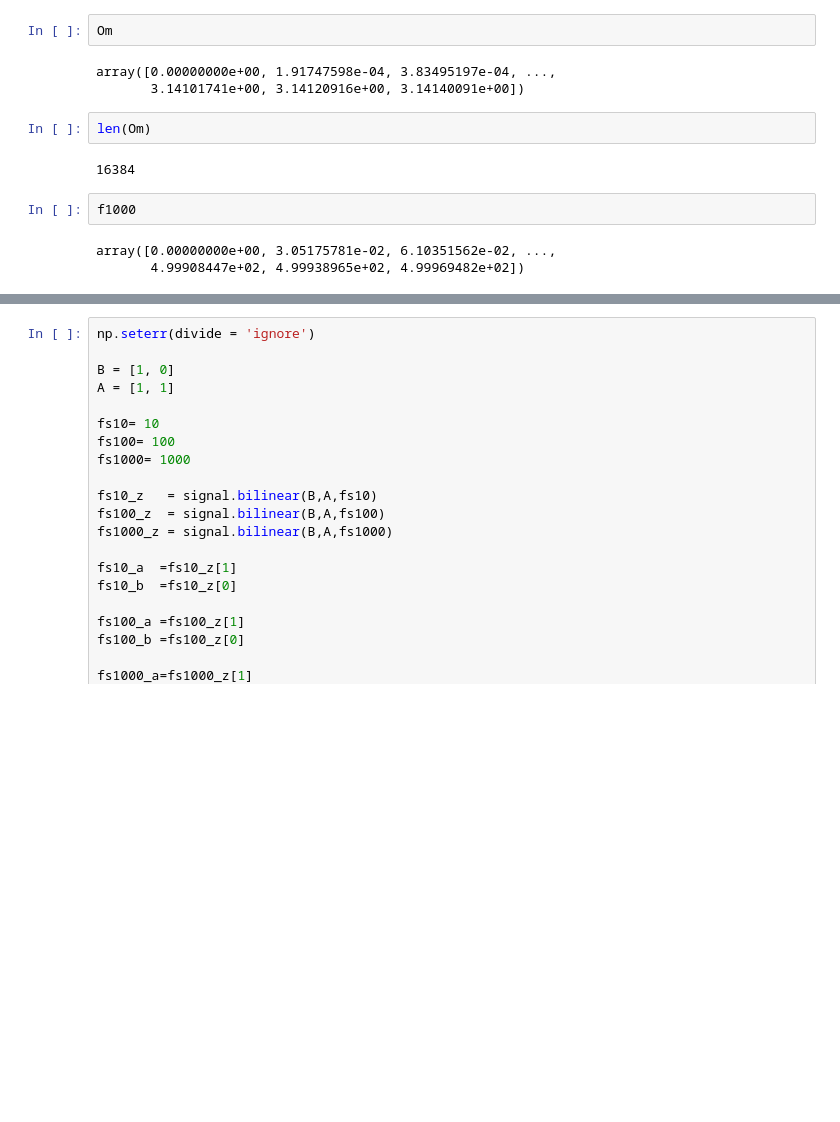
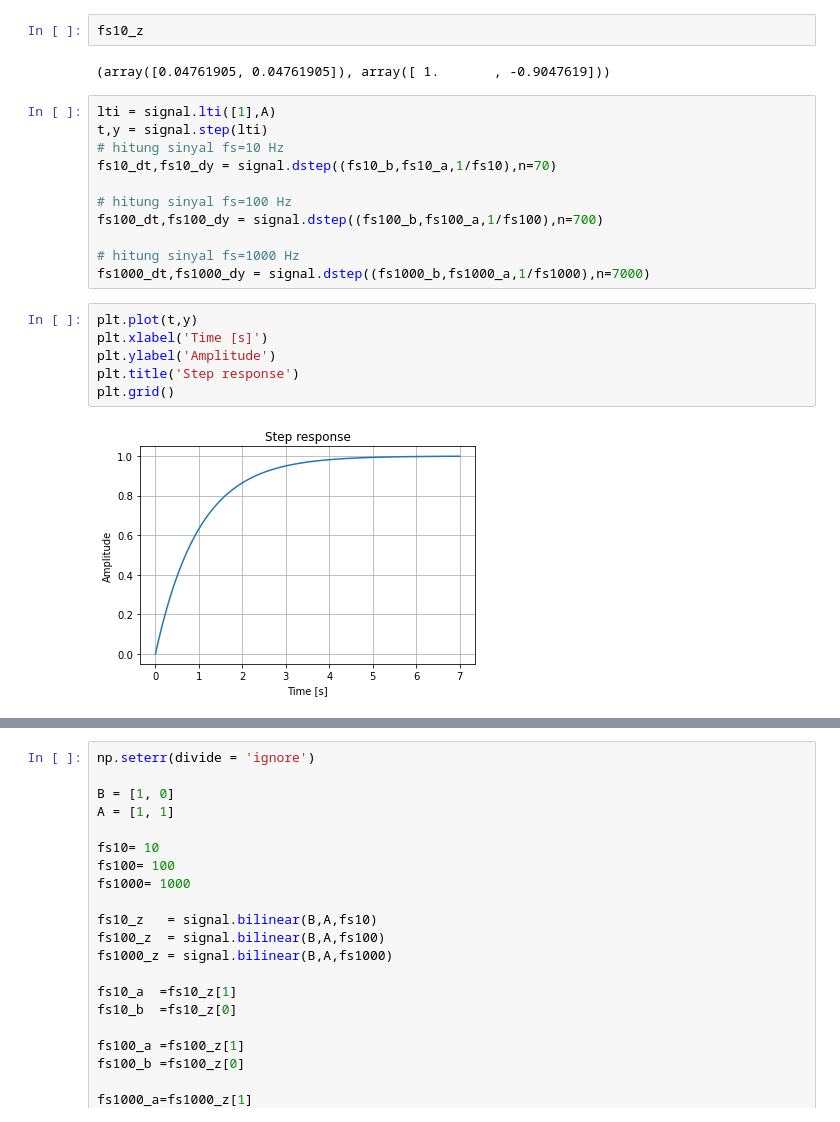
Before and after one commit to waskita/embedded, a Jupyter notebook: bilinear/pengaruh-frekuensi-sampling.ipynb, the cells around one changed output, grey strips where cells are left out. Cells and saved outputs as stored; diff of their text form; blank space fills up the shorter version.

```diff
--- a/bilinear/pengaruh-frekuensi-sampling.ipynb
+++ b/bilinear/pengaruh-frekuensi-sampling.ipynb
@@ -80,14 +86,23 @@ len(f)
-# %%
-Om
-# %% [output]
-array([0.00000000e+00, 1.91747598e-04, 3.83495197e-04, ...,
-       3.14101741e+00, 3.14120916e+00, 3.14140091e+00])
-# %%
-len(Om)
-# %% [output]
-16384
-# %%
-f1000
-# %% [output]
-array([0.00000000e+00, 3.05175781e-02, 6.10351562e-02, ...,
-       4.99908447e+02, 4.99938965e+02, 4.99969482e+02])
+# %%
+fs10_z
+# %% [output]
+(array([0.04761905, 0.04761905]), array([ 1.       , -0.9047619]))
+# %%
+lti = signal.lti([1],A)
+t,y = signal.step(lti)
+# hitung sinyal fs=10 Hz
+fs10_dt,fs10_dy = signal.dstep((fs10_b,fs10_a,1/fs10),n=70)
+
+# hitung sinyal fs=100 Hz
+fs100_dt,fs100_dy = signal.dstep((fs100_b,fs100_a,1/fs100),n=700)
+
+# hitung sinyal fs=1000 Hz
+fs1000_dt,fs1000_dy = signal.dstep((fs1000_b,fs1000_a,1/fs1000),n=7000)
+# %%
+plt.plot(t,y)
+plt.xlabel('Time [s]')
+plt.ylabel('Amplitude')
+plt.title('Step response')
+plt.grid()
+# %% [output]
+[figure, added]
```
Also changed, not shown: parts of 31 cells of this notebook, 13 other files.
